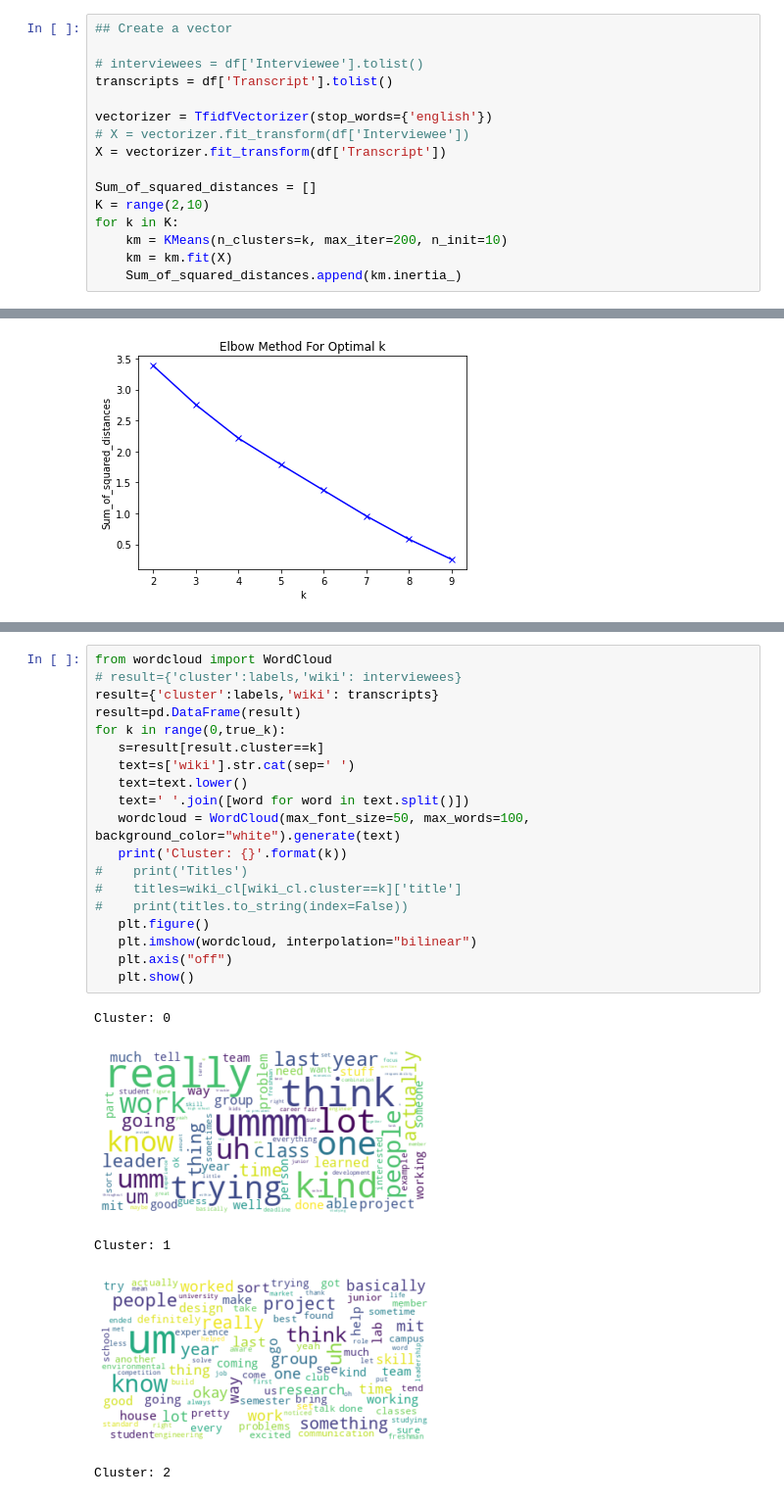
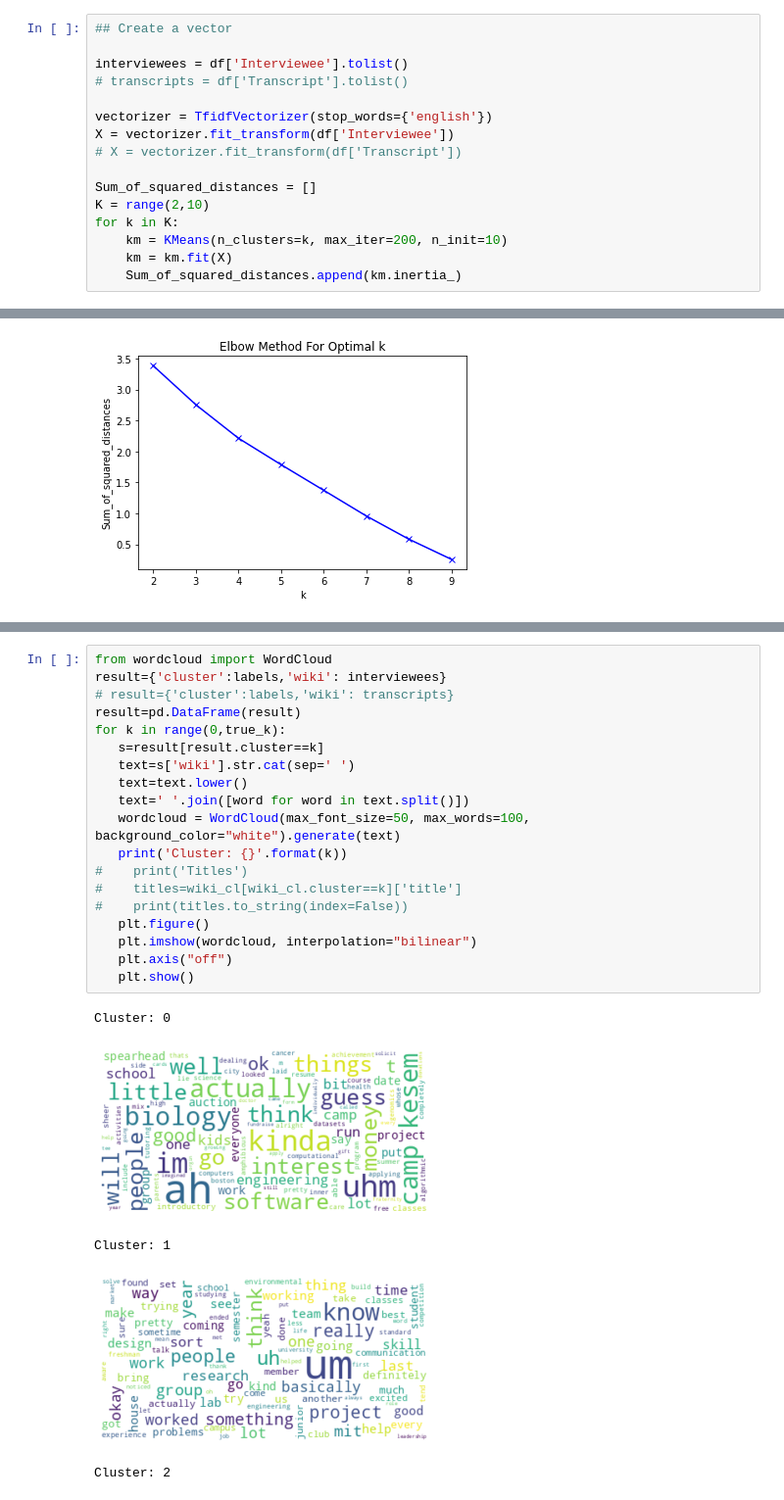
Before and after one commit to joshnicholas/youtube-hr, a Jupyter notebook: cluster.ipynb, the cells around one changed output, grey strips where cells are left out. Shown at 98% size. Cells and saved outputs as stored; diff of their text form.

```diff
--- a/cluster.ipynb
+++ b/cluster.ipynb
@@ -38,12 +38,12 @@ for index, row in df.iterrows():
 # %%
 ## Create a vector
 
-# interviewees = df['Interviewee'].tolist()
-transcripts = df['Transcript'].tolist()
+interviewees = df['Interviewee'].tolist()
+# transcripts = df['Transcript'].tolist()
 
 vectorizer = TfidfVectorizer(stop_words={'english'})
-# X = vectorizer.fit_transform(df['Interviewee'])
-X = vectorizer.fit_transform(df['Transcript'])
+X = vectorizer.fit_transform(df['Interviewee'])
+# X = vectorizer.fit_transform(df['Transcript'])
 
 Sum_of_squared_distances = []
 K = range(2,10)
@@ -75,25 +75,25 @@ print(labels)
 # %%
 from wordcloud import WordCloud
-# result={'cluster':labels,'wiki': interviewees}
-result={'cluster':labels,'wiki': transcripts}
+result={'cluster':labels,'wiki': interviewees}
+# result={'cluster':labels,'wiki': transcripts}
 result=pd.DataFrame(result)
 for k in range(0,true_k):
    s=result[result.cluster==k]
    text=s['wiki'].str.cat(sep=' ')
    text=text.lower()
    text=' '.join([word for word in text.split()])
    wordcloud = WordCloud(max_font_size=50, max_words=100, background_color="white").generate(text)
    print('Cluster: {}'.format(k))
 #    print('Titles')
 #    titles=wiki_cl[wiki_cl.cluster==k]['title']
 #    print(titles.to_string(index=False))
    plt.figure()
    plt.imshow(wordcloud, interpolation="bilinear")
    plt.axis("off")
    plt.show()
 # %% [output]
 Cluster: 0
-[figure, old version]
+[figure, new version]
 Cluster: 1
-[figure, old version]
+[figure, new version]
 Cluster: 2
```
Also changed, not shown: parts of 2 cells of this notebook, 3 other files.
